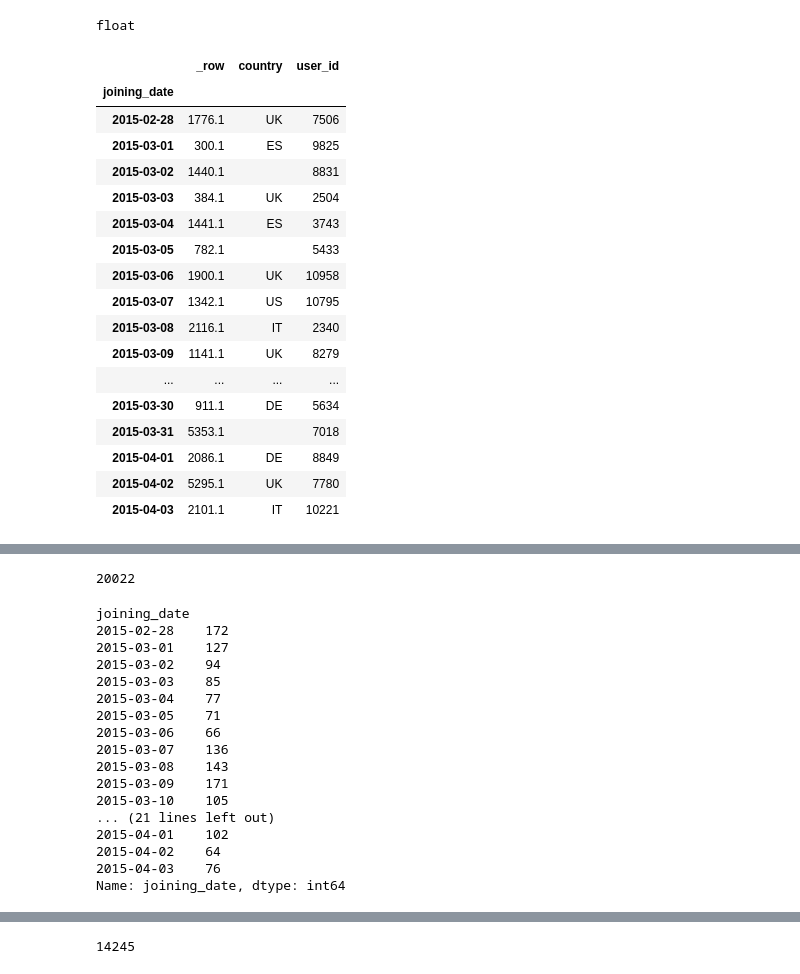
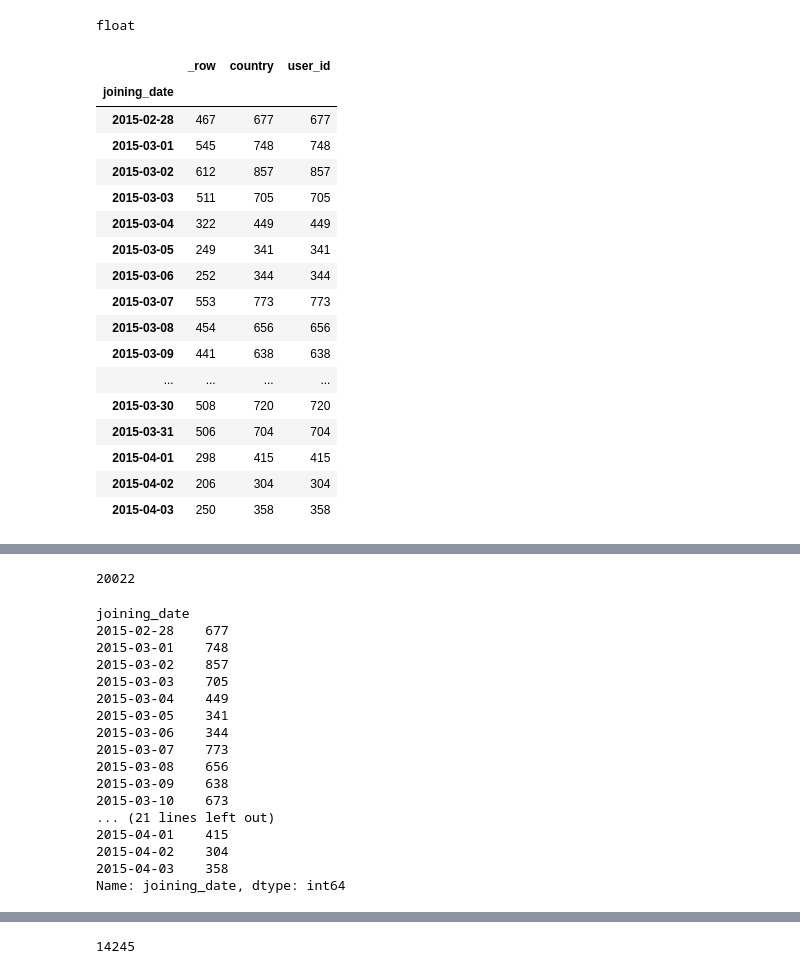
Before and after one commit to Maokei/tensorflow-bootcamp, a Jupyter notebook: data-analysis-challenge/data_exploration.ipynb, the cells around one changed output, grey strips where cells are left out. Saved outputs shown, nothing was run; the diff lists cells and outputs as text; code cells hidden in the pictures.

```diff
--- a/data-analysis-challenge/data_exploration.ipynb
+++ b/data-analysis-challenge/data_exploration.ipynb
@@ -296,26 +296,26 @@ type(users['_row'][0])
 # %% [output]
 float
 # %%
-users.groupby('joining_date').first()
+users.groupby('joining_date').count()
 # %% [output]
 |  | _row | country | user_id |
 | joining_date |  |  |  |
-| 2015-02-28 | 1776.1 | UK | 7506 |
-| 2015-03-01 | 300.1 | ES | 9825 |
-| 2015-03-02 | 1440.1 |  | 8831 |
-| 2015-03-03 | 384.1 | UK | 2504 |
-| 2015-03-04 | 1441.1 | ES | 3743 |
-| 2015-03-05 | 782.1 |  | 5433 |
-| 2015-03-06 | 1900.1 | UK | 10958 |
-| 2015-03-07 | 1342.1 | US | 10795 |
-| 2015-03-08 | 2116.1 | IT | 2340 |
-| 2015-03-09 | 1141.1 | UK | 8279 |
+| 2015-02-28 | 467 | 677 | 677 |
+| 2015-03-01 | 545 | 748 | 748 |
+| 2015-03-02 | 612 | 857 | 857 |
+| 2015-03-03 | 511 | 705 | 705 |
+| 2015-03-04 | 322 | 449 | 449 |
+| 2015-03-05 | 249 | 341 | 341 |
+| 2015-03-06 | 252 | 344 | 344 |
+| 2015-03-07 | 553 | 773 | 773 |
+| 2015-03-08 | 454 | 656 | 656 |
+| 2015-03-09 | 441 | 638 | 638 |
 | ... | ... | ... | ... |
-| 2015-03-30 | 911.1 | DE | 5634 |
-| 2015-03-31 | 5353.1 |  | 7018 |
-| 2015-04-01 | 2086.1 | DE | 8849 |
-| 2015-04-02 | 5295.1 | UK | 7780 |
-| 2015-04-03 | 2101.1 | IT | 10221 |
+| 2015-03-30 | 508 | 720 | 720 |
+| 2015-03-31 | 506 | 704 | 704 |
+| 2015-04-01 | 298 | 415 | 415 |
+| 2015-04-02 | 206 | 304 | 304 |
+| 2015-04-03 | 250 | 358 | 358 |
 # %%
 # count users per joining date:
 users.groupby('joining_date')['joining_date'].count()
@@ -344,24 +344,24 @@ users.groupby('joining_date')['joining_date'].count().sum()
 20022
 # %%
 # How many users join from US for each date?
-users[users['country'] == 'US'].groupby('joining_date')['joining_date'].count()
+users.groupby('joining_date')['joining_date'].count()
 # %% [output]
 joining_date
-2015-02-28    172
-2015-03-01    127
-2015-03-02    94
-2015-03-03    85
-2015-03-04    77
-2015-03-05    71
-2015-03-06    66
-2015-03-07    136
-2015-03-08    143
-2015-03-09    171
-2015-03-10    105
+2015-02-28    677
+2015-03-01    748
+2015-03-02    857
+2015-03-03    705
+2015-03-04    449
+2015-03-05    341
+2015-03-06    344
+2015-03-07    773
+2015-03-08    656
+2015-03-09    638
+2015-03-10    673
 ... (21 lines left out)
-2015-04-01    102
-2015-04-02    64
-2015-04-03    76
+2015-04-01    415
+2015-04-02    304
+2015-04-03    358
 Name: joining_date, dtype: int64
 # %%
 # # What is the sum of users that joined, for each country
```
Also changed, not shown: 2 other files.
